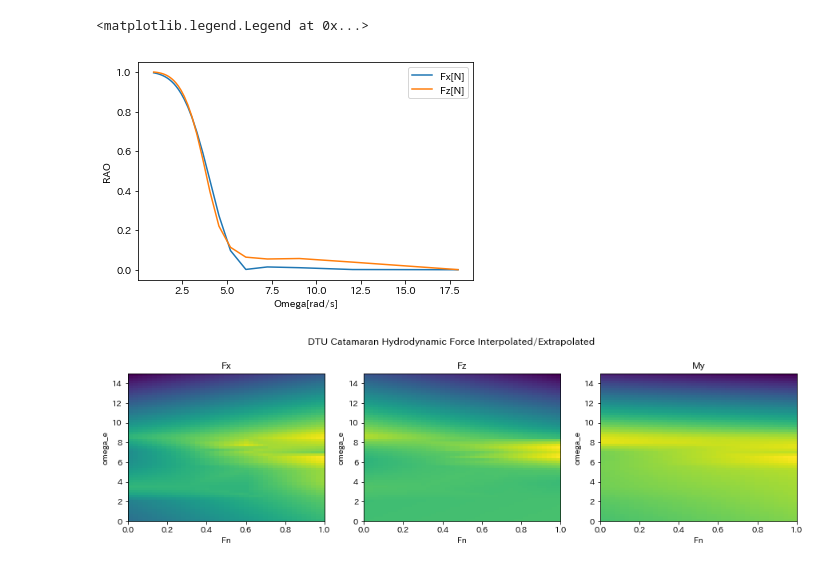
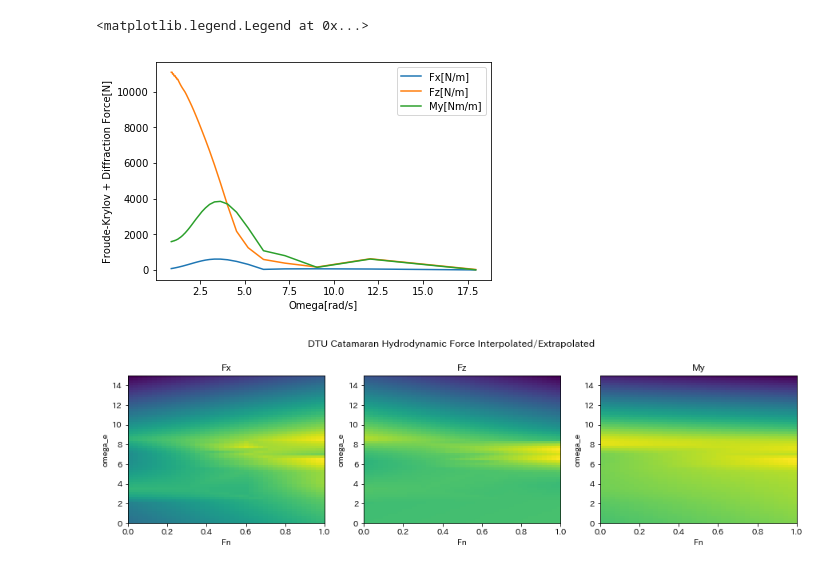
Before and after one commit to shiokoala/soturon, a Jupyter notebook: Untitled.ipynb, the cells around one changed output. Cells and saved outputs as stored; diff of their text form; code cells hidden in the pictures.

```diff
--- a/Untitled.ipynb
+++ b/Untitled.ipynb
@@ -41,15 +40,16 @@ Mz_p = df_rao['Mz[deg]']
 # %%
 ax = plt.subplot()
 ax.plot(omega,Fx)
 ax.plot(omega,Fz)
+ax.plot(omega,My)
 ax.set_xlabel('Omega[rad/s]')
-# ax.set_ylabel('Froude-Krylov + Diffraction Force[N]')
-ax.set_ylabel('RAO')
+ax.set_ylabel('Froude-Krylov + Diffraction Force[N]')
+# ax.set_ylabel('RAO')
 ax.set_facecolor('white')
 ax.legend()
 # %% [output]
 <matplotlib.legend.Legend at 0x...>
-[figure, old version]
+[figure, new version]
 # %%
 df1=pd.read_csv("Fx.csv",header=-1) #fnq= 41 oq=61  df1[fnq][oq]
 df3=pd.read_csv("Fz.csv",header=-1)
```
Also changed, not shown: parts of 1 cell of this notebook, 32 other files.
